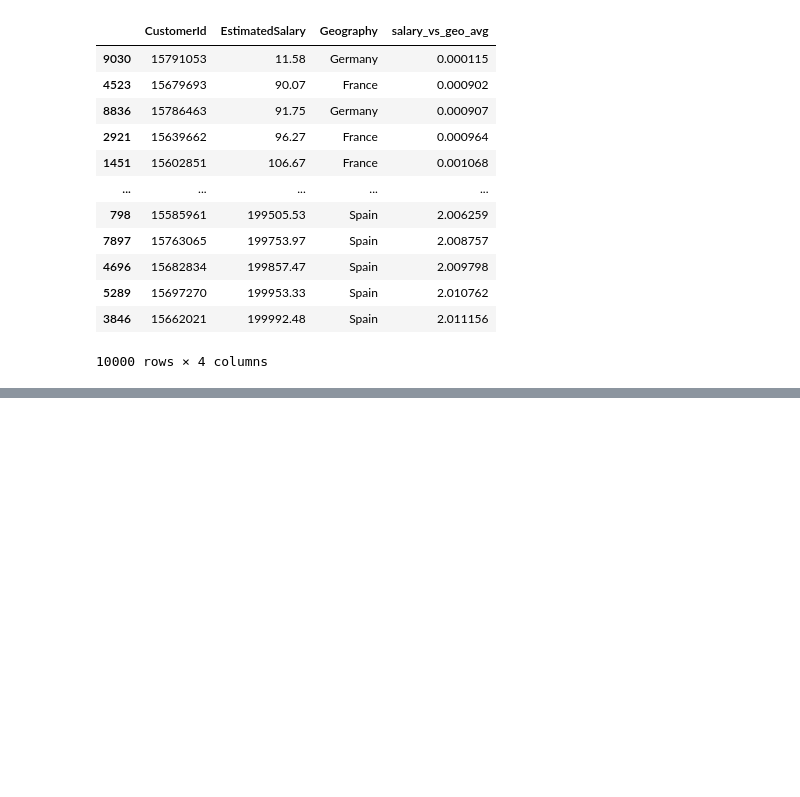
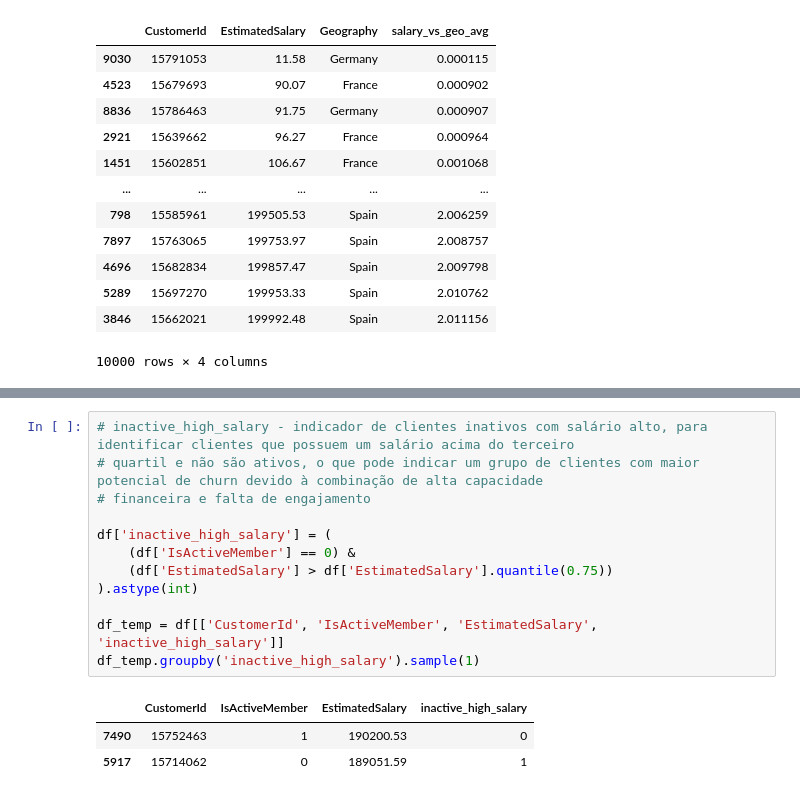
Before and after one commit to emso-exe/Churn_clientes_de_banco, a Jupyter notebook: notebooks/002_feature_engineering.ipynb, the cells around one changed output, grey strips where cells are left out. Saved outputs shown, nothing was run; the diff lists cells and outputs as text; blank space fills up the shorter version.

```diff
--- a/notebooks/002_feature_engineering.ipynb
+++ b/notebooks/002_feature_engineering.ipynb
@@ -604,0 +611,16 @@ df_temp.groupby('senior_high_balance').sample(1)
+# %%
+# inactive_high_salary - indicador de clientes inativos com salário alto, para identificar clientes que possuem um salário acima do terceiro
+# quartil e não são ativos, o que pode indicar um grupo de clientes com maior potencial de churn devido à combinação de alta capacidade
+# financeira e falta de engajamento
+
+df['inactive_high_salary'] = (
+    (df['IsActiveMember'] == 0) &
+    (df['EstimatedSalary'] > df['EstimatedSalary'].quantile(0.75))
+).astype(int)
+
+df_temp = df[['CustomerId', 'IsActiveMember', 'EstimatedSalary', 'inactive_high_salary']]
+df_temp.groupby('inactive_high_salary').sample(1)
+# %% [output]
+|  | CustomerId | IsActiveMember | EstimatedSalary | inactive_high_salary |
+| 7490 | 15752463 | 1 | 190200.53 | 0 |
+| 5917 | 15714062 | 0 | 189051.59 | 1 |
```
Also changed, not shown: parts of 37 cells of this notebook.
